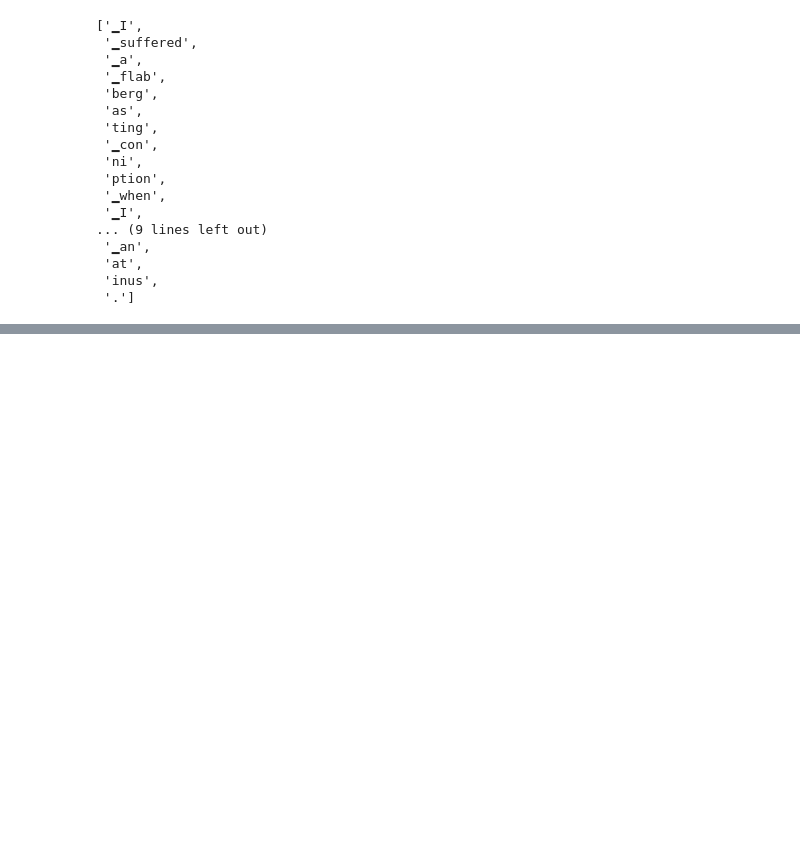
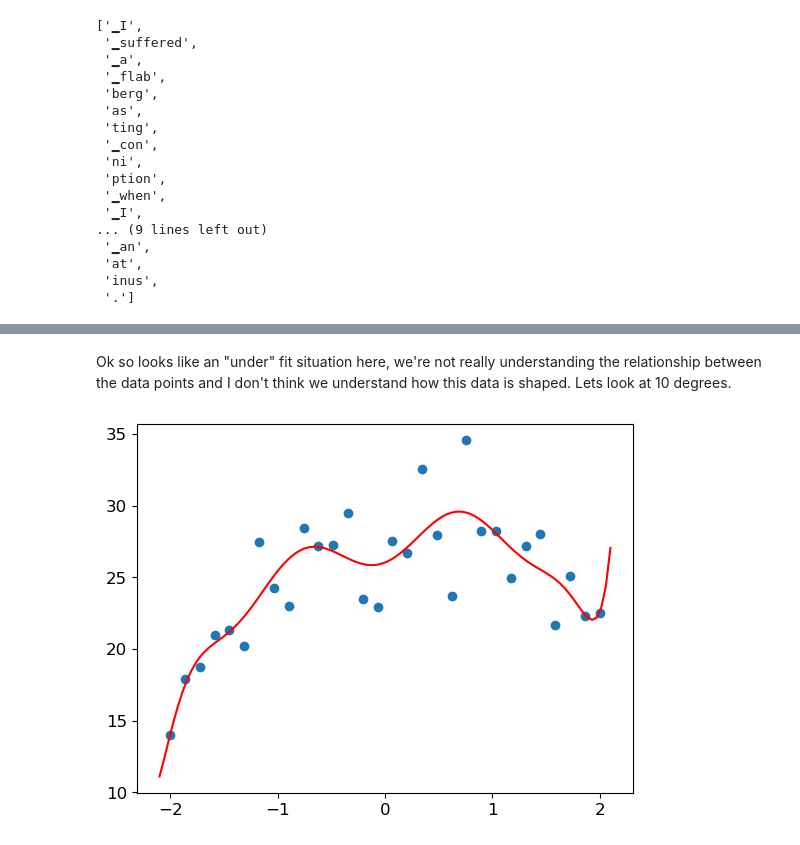
Before and after one commit to nglillywhite/blog, a Jupyter notebook: posts/2023-01-08-Fastai Chapter 4.ipynb, the cells around one changed output, grey strips where cells are left out. Saved outputs shown, nothing was run; the diff lists cells and outputs as text; code cells hidden in the pictures; blank space fills up the shorter version.

```diff
--- a/posts/2023-01-08-Fastai Chapter 4.ipynb
+++ b/posts/2023-01-08-Fastai Chapter 4.ipynb
@@ -149,0 +286,6 @@ tokeniser.tokenize("I suffered a flabbergasting conniption when I saw the spelli
+# %% [markdown]
+Ok so looks like an "under" fit situation here, we're not really understanding the relationship between the data points and I don't think we understand how this data is shaped. Lets look at 10 degrees.
+# %%
+plot_poly(10)
+# %% [output]
+[figure, added]
```
Also changed, not shown: parts of 30 cells of this notebook.
